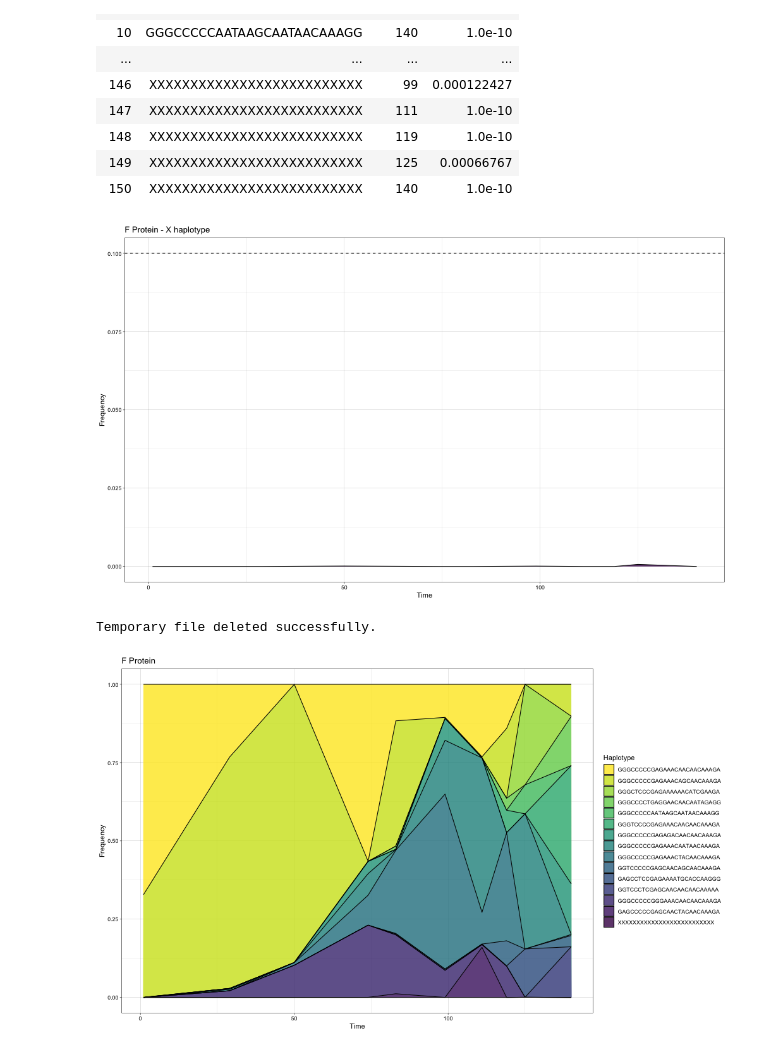
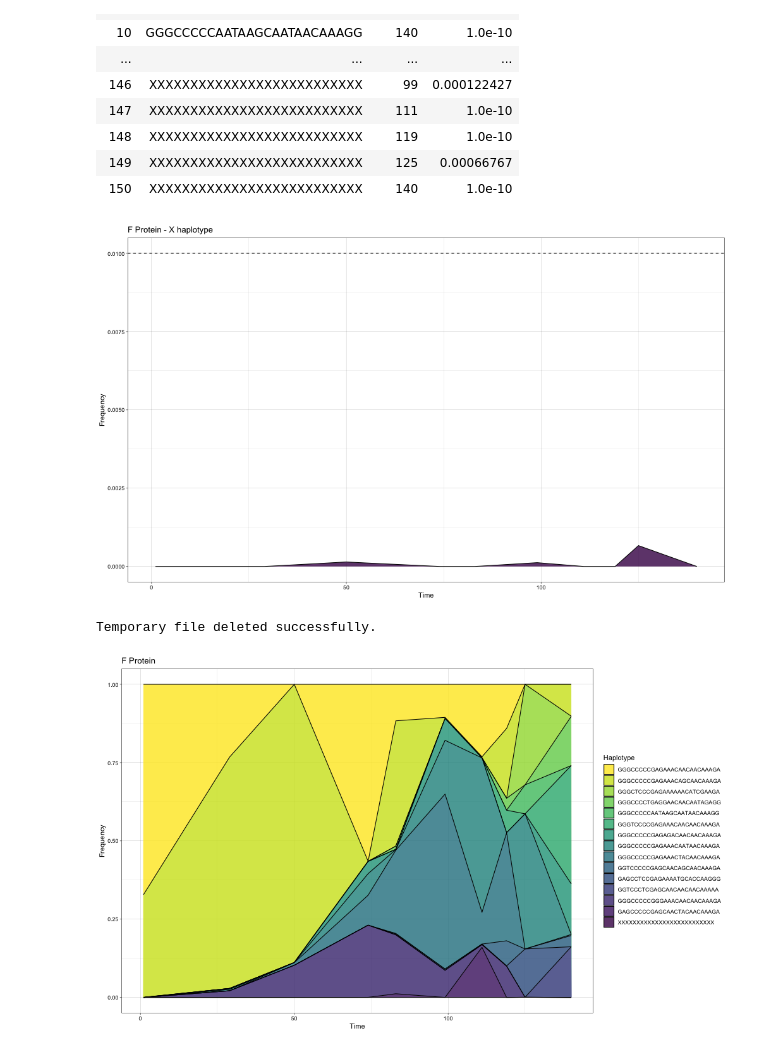
Before and after one commit to ewanwsmith/RSV_haplotype_reconstruction, a Jupyter notebook: src/haplotypes.ipynb, the cells around one changed output. Cells and saved outputs as stored; diff of their text form; code cells hidden in the pictures.

Commit message:
fix X plot y intercept

```diff
--- a/src/haplotypes.ipynb
+++ b/src/haplotypes.ipynb
@@ -124,35 +124,35 @@ haps <- haps %>%
 output_path = joinpath(pwd(), "ggplot_output.png")
 
 # Create the ggplot in R and save it as a PNG file
 R"""
 
 p <- haps %>% filter(str_detect(Haplotype, "^X+$")) %>%
     ggplot(aes(x = as.numeric(Time), y = as.numeric(Frequency), fill = Haplotype)) +
     geom_area(alpha = 0.8, linewidth = 0.5, colour = "black") +
-    geom_hline(yintercept = 0.1, linetype = "dashed", color = "black") +
+    geom_hline(yintercept = 0.01, linetype = "dashed", color = "black") +
     theme_linedraw() +
     labs(title = paste(protein_name, "- X haplotype"), x = "Time", y = "Frequency") +
     theme(legend.position = "none") +
     scale_fill_viridis(discrete = TRUE, direction = 1)
 
 png(filename = $output_path, width = 1000, height = 600)
 print(p)
 dev.off()
 """
 
 # Read and display the image file in Julia
 if isfile(output_path)
     img = load(output_path)
     display(img)
 
     # Delete the temporary image file after displaying
     rm(output_path; force = true)
     println("Temporary file deleted successfully.")
 else
     println("File does not exist.")
 end
 # %% [output]
-[figure, old version]
+[figure, new version]
 Temporary file deleted successfully.
 # %%
 # plot
```
